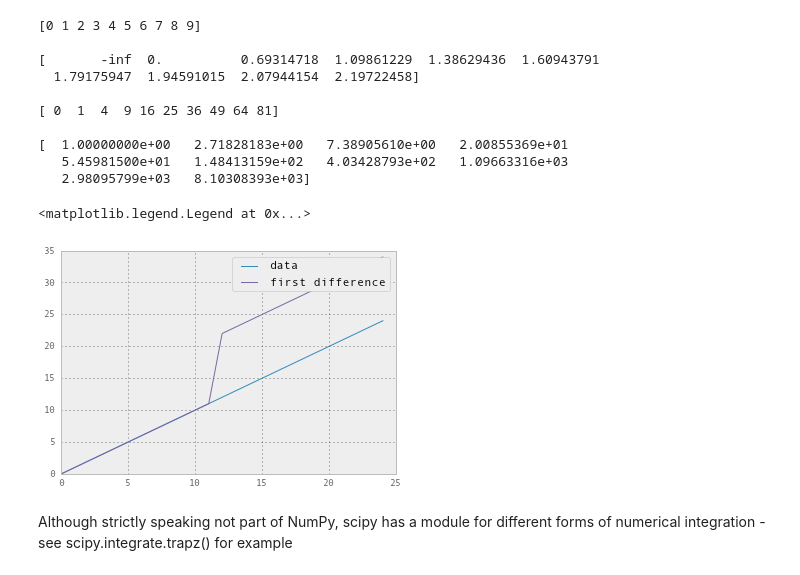
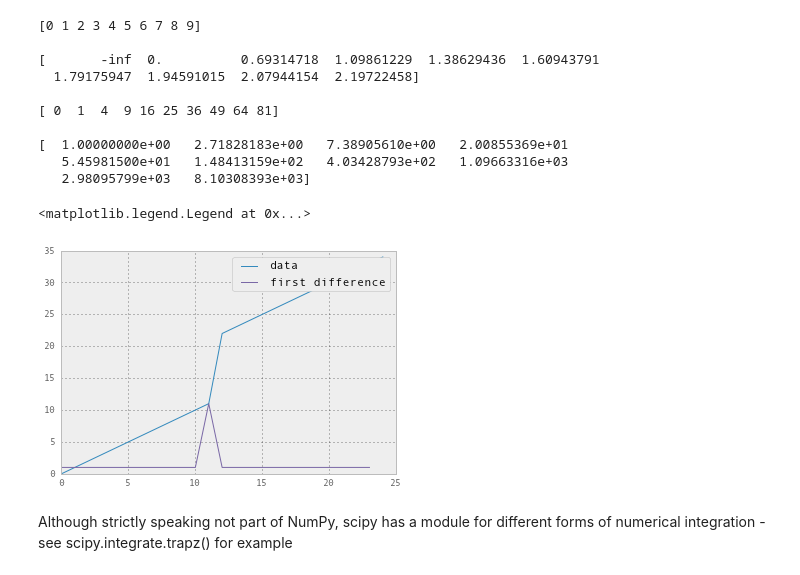
Before and after one commit to andrewgiessel/pydata_bos_2013_intro_to_numpy, a Jupyter notebook: Introduction To NumPy.ipynb, the cells around one changed output. Cells and saved outputs as stored; diff of their text form; code cells hidden in the pictures.

```diff
--- a/Introduction To NumPy.ipynb
+++ b/Introduction To NumPy.ipynb
@@ -606,14 +606,14 @@ print np.exp(asdf)
 # %%
 # np.diff - discrete difference
 
 asdf = np.arange(25)
+asdf[12:] += 10
 plot(asdf, label='data')
-asdf[12:] += 10
-plot(asdf, label='first difference')
+plot(np.diff(asdf), label='first difference')
 legend()
 # %% [output]
 <matplotlib.legend.Legend at 0x...>
-[figure, old version]
+[figure, new version]
 # %% [markdown]
 Although strictly speaking not part of NumPy, scipy has a module for different forms of numerical integration - see scipy.integrate.trapz() for example
 # %% [markdown]
```
Also changed, not shown: parts of 1 cell of this notebook.
